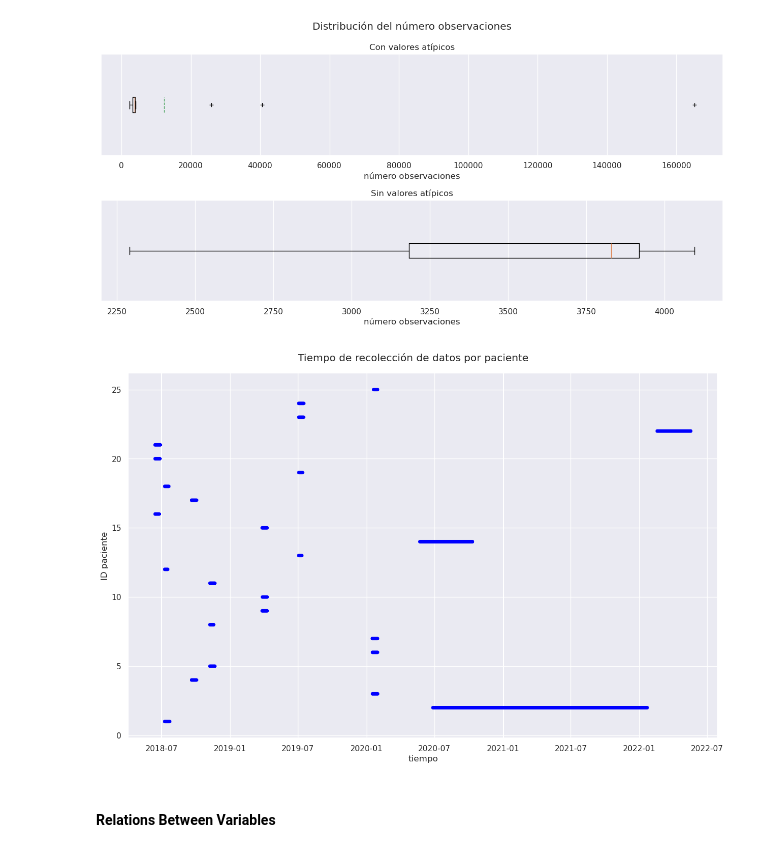
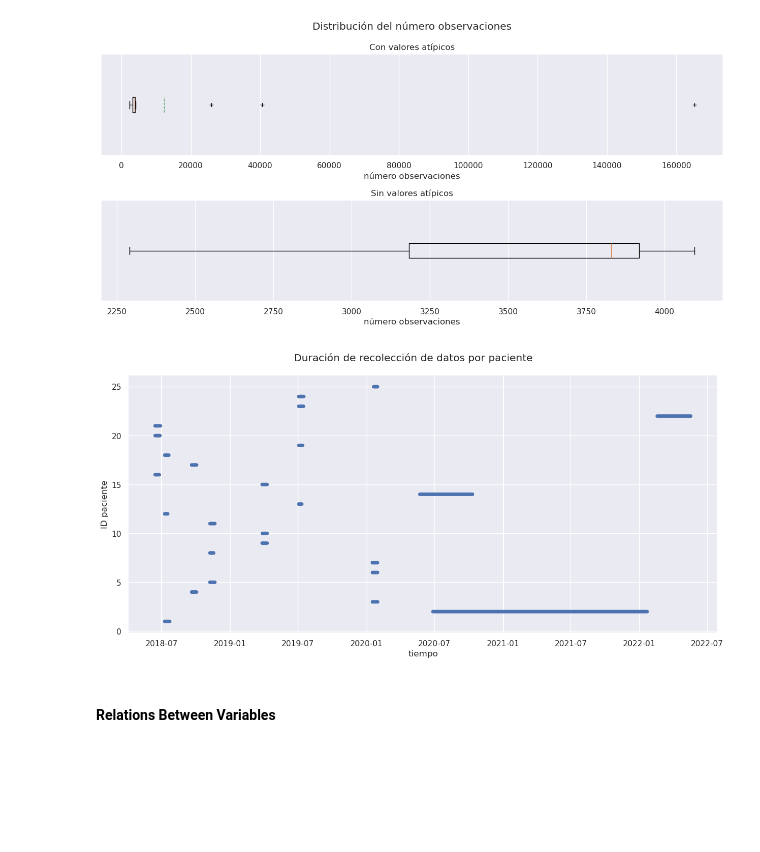
Before and after one commit to Arturo2711/EDA-DT1-PROJECT, a Jupyter notebook: EDA.ipynb, the cells around one changed output. Saved outputs shown, nothing was run; the diff lists cells and outputs as text; code cells hidden in the pictures; blank space fills up the shorter version.

```diff
--- a/EDA.ipynb
+++ b/EDA.ipynb
@@ -45,7 +46,9 @@ import statsmodels.tsa as tsa
 sns.set_theme()
 size = 2
 a = .5 # alpha = transparencia
-width = 6.3 * 2 # 21cm - 5cm = 16 cm = 6.3 inches
+scale = 2
+width = 6.3 * scale # 21cm - 5cm = 16 cm = 6.3 inches * scale
 flierprops = dict(marker = "+", color = "r")
+deep_blue = "#4C72B0"
 # %%
 data_dir = 'HUPA-UCM Diabetes Dataset/Preprocessed'
@@ -64,7 +69,7 @@ for filename in glob.glob(os.path.join(path, '*.csv')):
     #df["patient_id"] = [id for i in range(len(df))]
     # df = df.set_index(['patient_id', 'time'])
     people.append(df)
-    id += 1
+     # id += 1
 # %%
 # t_(i) - t_(i-1)
 def diff(ts):
@@ -184,20 +191,20 @@ plt.show()
 # %% [output]
 [figure]
 # %%
-fig, ax = plt.subplots(figsize = (width, width/1.5))
+fig, ax = plt.subplots(figsize = (width, width/2))
 i = 1
 for person in people:
     line = [i for j in range(len(person))]
-    plt.plot(person.time, line, label = f"{i}", linewidth = 5, color = "blue")
+    plt.plot(person.time, line, label = f"{i}", linewidth = 5, color = deep_blue)
     i+= 1
 ax.set_xlabel("tiempo")
 ax.set_ylabel("ID paciente")
-fig.suptitle("Tiempo de recolección de datos por paciente")
+fig.suptitle("Duración de recolección de datos por paciente")
 plt.tight_layout()
-plt.savefig("Images/tiempo_recoleccion_paciente.png", format = "png")
+plt.savefig("Images/duracion_recoleccion_paciente.png", format = "png")
 plt.show()
 # %% [output]
-[figure, old version]
+[figure, new version]
 # %% [markdown]
 #### Relations Between Variables
 # %%
```
Also changed, not shown: parts of 13 cells of this notebook, 9 other files.
